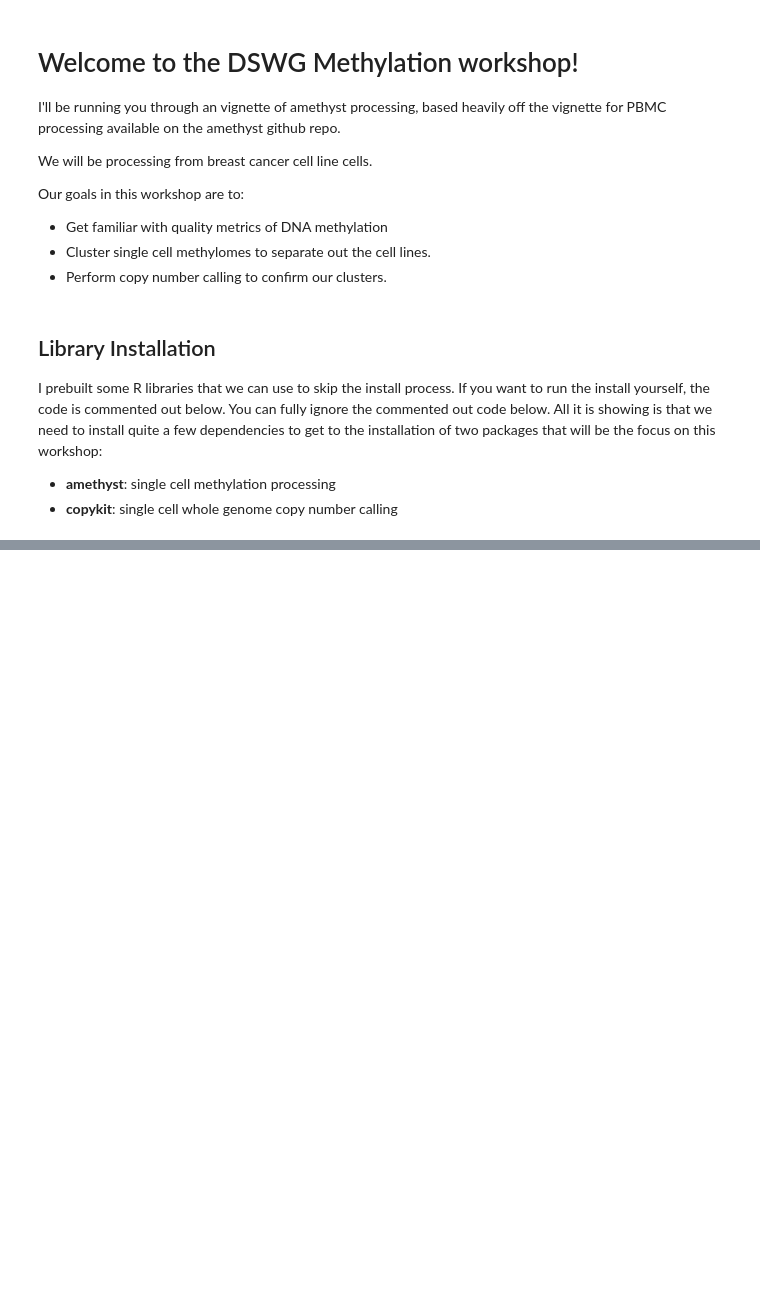
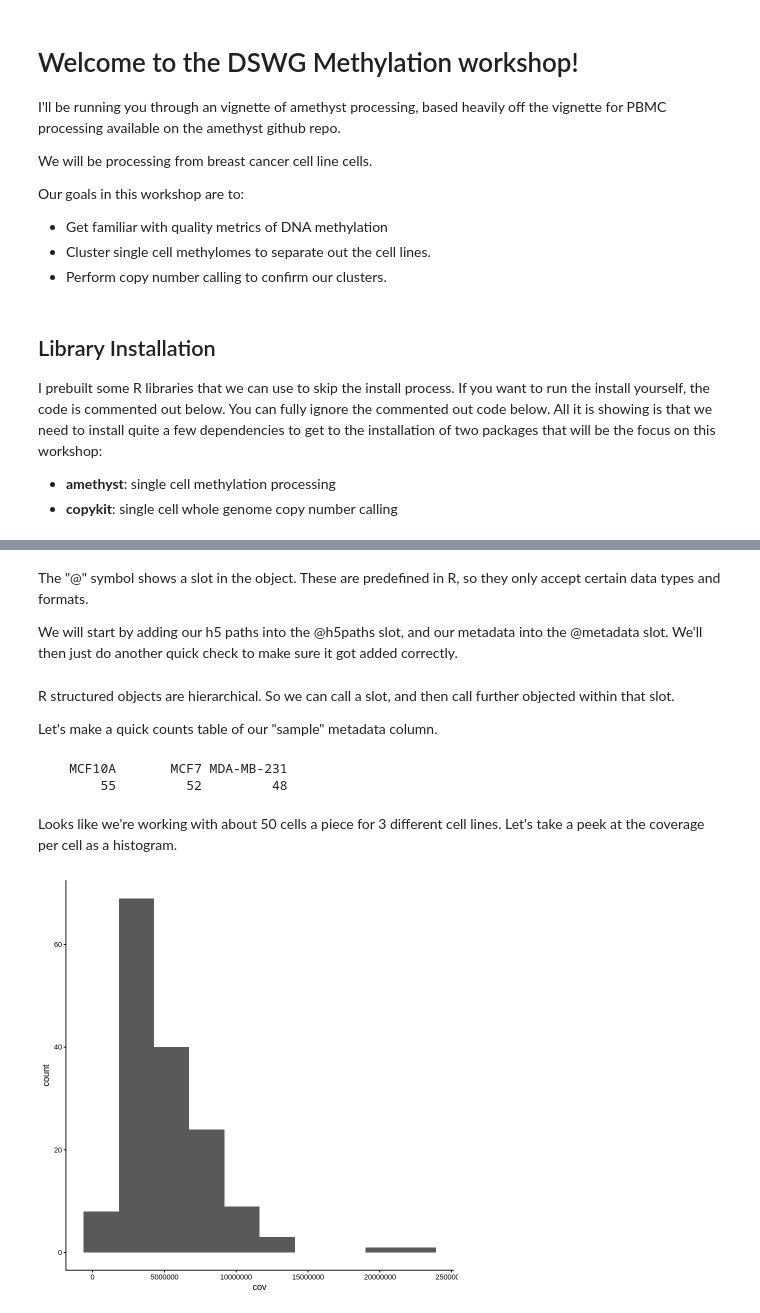
Before and after one commit to mulqueenr/DSWG_MethylationWorkshop, a Jupyter notebook: DSWG_Methylation.ipynb, the cells around one changed output, grey strips where cells are left out. Saved outputs shown, nothing was run; the diff lists cells and outputs as text; code cells hidden in the pictures; blank space fills up the shorter version.

```diff
--- a/DSWG_Methylation.ipynb
+++ b/DSWG_Methylation.ipynb
@@ -114,0 +137,3 @@ Description:
+# %%
+obj <- createObject()
+str(obj)
@@ -114,0 +148,4 @@ Description:
+# %% [markdown]
+The "@" symbol shows a slot in the object. These are predefined in R, so they only accept certain data types and formats.
+
+We will start by adding our h5 paths into the @h5paths slot, and our metadata into the @metadata slot. We'll then just do another quick check to make sure it got added correctly.
@@ -114,0 +155,15 @@ Description:
+# %% [markdown]
+R structured objects are hierarchical. So we can call a slot, and then call further objected within that slot.
+
+Let's make a quick counts table of our "sample" metadata column.
+# %%
+table(obj@metadata$sample)
+# %% [output]
+    MCF10A       MCF7 MDA-MB-231
+        55         52         48
+# %% [markdown]
+Looks like we're working with about 50 cells a piece for 3 different cell lines. Let's take a peek at the coverage per cell as a histogram.
+# %%
+ggplot(obj@metadata, aes(x = cov)) + geom_histogram(bins = 10) + theme_classic()
+# %% [output]
+[figure, added]
```
Also changed, not shown: parts of 17 cells of this notebook.
